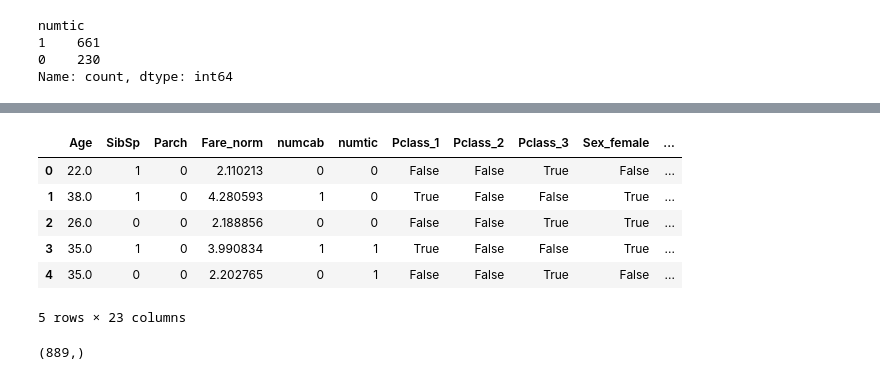
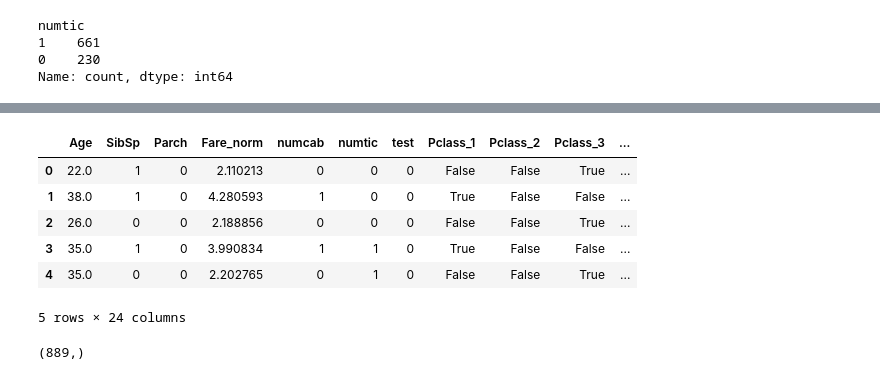
Before and after one commit to dkswhale/titanic_kaggle, a Jupyter notebook: Data/titanic.ipynb, the cells around one changed output, grey strips where cells are left out. Drawn from its saved outputs; the diff is of its cells as text; code cells hidden in the pictures.

```diff
--- a/Data/titanic.ipynb
+++ b/Data/titanic.ipynb
@@ -312,38 +314,37 @@ NameError: name 'df_train' is not defined
 # %%
 # impute nulls for continuous data
-df_train.Age = df_train.Age.fillna(df_train.Age.mean())
-df_test.Age = df_test.Age.fillna(df_train.Age.mean())
-df_train.Fare = df_train.Fare.fillna(df_train.Fare.mean())
-df_test.Fare = df_test.Fare.fillna(df_train.Fare.mean())
+df_data.Age = df_data.Age.fillna(df_data.Age.mean())
+df_data.Fare = df_data.Fare.fillna(df_data.Fare.mean())
 
 # drop null 'embarked' rows.
-df_train.dropna(subset=['Embarked'], inplace=True)
-df_test.dropna(subset=['Embarked'], inplace=True)
+df_data.dropna(subset=['Embarked'], inplace=True)
 # %%
 # log norm of fare
-df_train['Fare_norm'] = np.log(df_train.Fare+1)
-df_test['Fare_norm'] = np.log(df_test.Fare+1)
+df_data['Fare_norm'] = np.log(df_data.Fare+1)
 # %%
 # convert Pclass to category for pd.get_dummies()
-df_train.Pclass = df_train.Pclass.astype(str)
+df_data.Pclass = df_data.Pclass.astype(str)
 # %%
 # create dummy variables from categories
-x_train = pd.get_dummies(df_train[['Pclass', 'Sex', 'Age', 'SibSp', 'Parch', 'Fare_norm', 'Embarked', 'letcab', 'numcab', 'numtic']])
-x_test = pd.get_dummies(df_test[['Pclass', 'Sex', 'Age', 'SibSp', 'Parch', 'Fare_norm', 'Embarked', 'letcab', 'numcab', 'numtic']])
-x_train.head()
+df_dummies = pd.get_dummies(df_data[['Pclass', 'Sex', 'Age', 'SibSp', 'Parch', 'Fare_norm', 'Embarked', 'letcab', 'numcab', 'numtic', 'test']])
+df_dummies.head()
 # %% [output]
-|  | Age | SibSp | Parch | Fare_norm | numcab | numtic | Pclass_1 | Pclass_2 | Pclass_3 | Sex_female | ... |
-| 0 | 22.0 | 1 | 0 | 2.110213 | 0 | 0 | False | False | True | False | ... |
-| 1 | 38.0 | 1 | 0 | 4.280593 | 1 | 0 | True | False | False | True | ... |
-| 2 | 26.0 | 0 | 0 | 2.188856 | 0 | 0 | False | False | True | True | ... |
-| 3 | 35.0 | 1 | 0 | 3.990834 | 1 | 1 | True | False | False | True | ... |
-| 4 | 35.0 | 0 | 0 | 2.202765 | 0 | 1 | False | False | True | False | ... |
+|  | Age | SibSp | Parch | Fare_norm | numcab | numtic | test | Pclass_1 | Pclass_2 | Pclass_3 | ... |
+| 0 | 22.0 | 1 | 0 | 2.110213 | 0 | 0 | 0 | False | False | True | ... |
+| 1 | 38.0 | 1 | 0 | 4.280593 | 1 | 0 | 0 | True | False | False | ... |
+| 2 | 26.0 | 0 | 0 | 2.188856 | 0 | 0 | 0 | False | False | True | ... |
+| 3 | 35.0 | 1 | 0 | 3.990834 | 1 | 1 | 0 | True | False | False | ... |
+| 4 | 35.0 | 0 | 0 | 2.202765 | 0 | 1 | 0 | False | False | True | ... |
-5 rows × 23 columns
+5 rows × 24 columns
-# %%
-y_train = df_train.Survived
-y_train.shape
-# %% [output]
-(889,)
+# %%
+# split to train and test again
+X_train = df_dummies[df_dummies.test==0].drop(['test'], axis=1)
+X_test = df_dummies[df_dummies.test==1].drop(['test'], axis=1)
+
+y_train = df_data[df_data.test==0].Survived
+y_train.shape
+# %% [output]
+(889,)
 # %%
 %pip install scikit-learn
 # %% [output]
```
Also changed, not shown: parts of 19 cells of this notebook, 4 other files.
